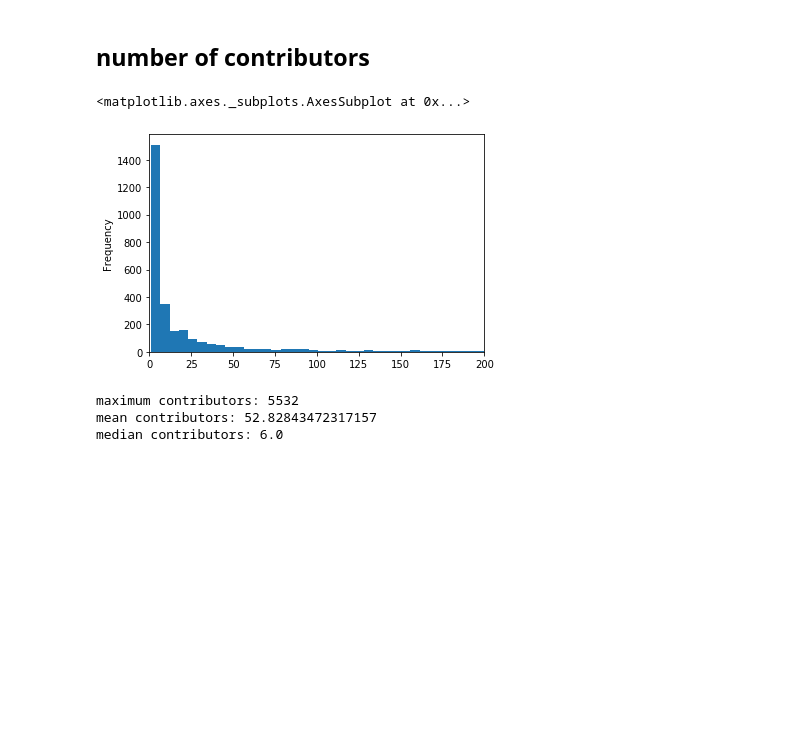
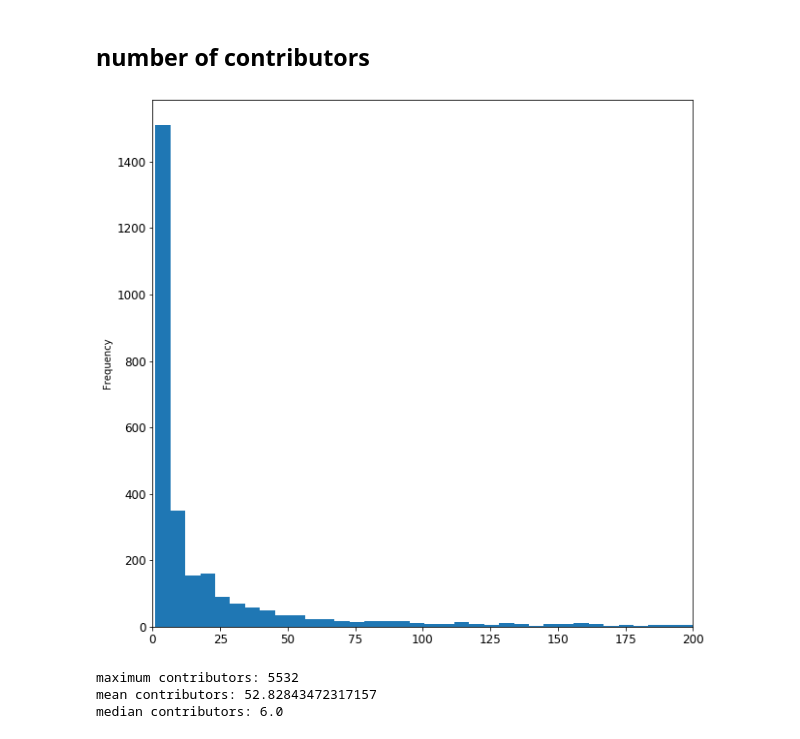
Before and after one commit to UtrechtUniversity/SWORDS-UU, a Jupyter notebook: repository_collection/repo_analysis.ipynb, the cells around one changed output. Saved outputs shown, nothing was run; the diff lists cells and outputs as text; code cells hidden in the pictures; blank space fills up the shorter version.

Commit message:
did some more analysis for the presentation, added some png files of the plots

```diff
--- a/repository_collection/repo_analysis.ipynb
+++ b/repository_collection/repo_analysis.ipynb
@@ -180,10 +190,10 @@ topic_counter.most_common()
 # %% [markdown]
 ## number of contributors
 # %%
-contributors['contributions'].plot(kind = 'hist', xlim = (0, 200), bins = 1000)
+contributors['contributions'].plot(kind = 'hist', xlim = (0, 200), bins = 1000, x = 'contributors', figsize = (10,10), fontsize = 12)
+plt.savefig('contributors.png')
 # %% [output]
-<matplotlib.axes._subplots.AxesSubplot at 0x...>
-[figure, old version]
+[figure, new version]
 # %%
 print('maximum contributors: '+ str(max(contributors['contributions'])))
 print('mean contributors: ' + str(statistics.mean(contributors['contributions'])))
```
Also changed, not shown: parts of 10 cells of this notebook, 5 other files.
